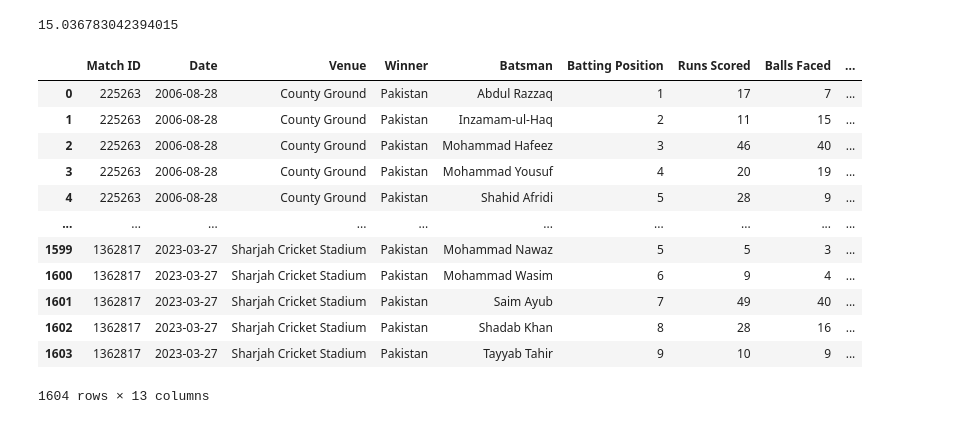
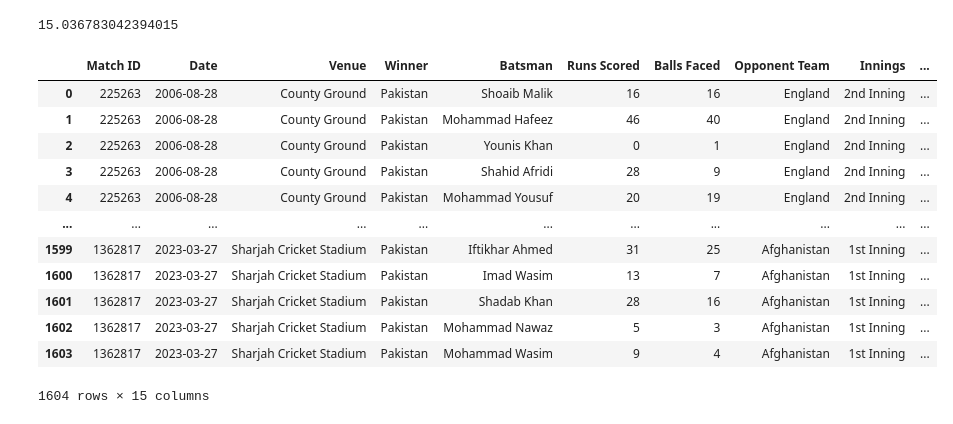
Before and after one commit to aliyan08/Perfomence-Based-Cricket-11-Selector-Using-Assoiciastion-Rule-Mining, a Jupyter notebook: DataCleaning.ipynb, the cells around one changed output. Saved outputs shown, nothing was run; the diff lists cells and outputs as text; code cells hidden in the pictures.

```diff
--- a/DataCleaning.ipynb
+++ b/DataCleaning.ipynb
@@ -744,0 +889,3 @@ batting_position_df
+# %%
+batsman_runs_with_positions_df['Batting Position'] = batsman_runs_with_positions_df.apply(lambda row: fix_batting_order(row["Batting Position"]), axis=1)
+batsman_runs_with_positions_df
@@ -760,0 +976,19 @@ batting_position_df[batting_position_df['Batsman']=='Mohammad Hafeez']
+# %%
+# Sort the dataframe based on 'Match ID' and 'Batting Position'
+batsman_runs_with_positions_df.sort_values(['Match ID', 'Batting Position'], inplace=True)
+
+# Group by 'Match ID' and get the maximum 'Batting Position' and any non-null 'Innings' for each match
+max_positions_innings = batsman_runs_with_positions_df.groupby('Match ID').agg({'Batting Position': 'max', 'Innings': 'first'}).reset_index()
+
+# Merge the original dataframe with the maximum positions and innings dataframe
+batsman_runs_with_positions_df = pd.merge(batsman_runs_with_positions_df, max_positions_innings, on='Match ID', suffixes=('', '_max'))
+
+# Fill missing values in 'Batting Position' with the max position + 1
+batsman_runs_with_positions_df['Batting Position'].fillna(batsman_runs_with_positions_df['Batting Position_max'] + 1, inplace=True)
+
+# Fill missing values in 'Innings' with the innings value of any non-null entry
+batsman_runs_with_positions_df['Innings'].fillna(batsman_runs_with_positions_df['Innings_max'], inplace=True)
+
+# Drop the auxiliary columns 'Batting Position_max' and 'Innings_max'
+batsman_runs_with_positions_df.drop(['Batting Position_max', 'Innings_max'], axis=1, inplace=True)
+batsman_runs_with_positions_df
@@ -761,5 +1009,5 @@ batting_position_df[batting_position_df['Batsman']=='Mohammad Hafeez']
 # %%
-PAK_Batsman_Matches_df = batting_position_df
+PAK_Batsman_Matches_df = batsman_runs_with_positions_df
 # %%
 # funtion to calculate strike rate
 def calculate_strike_rate(runs_scored, balls_faced):
@@ -862,23 +1112,38 @@ def balls_faced_inrange(balls_faced):
         return "B/F >= 20 and <= 40"
     elif balls_faced >= 40:
         return "B/F >= 40"
+def calculate_innings(innings):
+    if innings == 1:
+        return "1st Inning"
+    else:
+        return "2nd Inning"
+
+def calculate_batting_position(batting_position):
+    if batting_position <= 3:
+        return "Top Order"
+    elif batting_position > 3 and batting_position <= 6:
+        return "Middle Order"
+    elif batting_position > 6:
+        return "Low Order"
 # %%
 Final_PAK_Batsman_Matches_df["Runs Scored Range"] = Final_PAK_Batsman_Matches_df.apply(lambda row: runs_scored_inrange(row["Runs Scored"]), axis=1)
 Final_PAK_Batsman_Matches_df["Strike Rate Range"] = Final_PAK_Batsman_Matches_df.apply(lambda row: StrikeRate_inrange(row["Strike Rate"]), axis=1)
 Final_PAK_Batsman_Matches_df["Balls Faced Range"] = Final_PAK_Batsman_Matches_df.apply(lambda row: balls_faced_inrange(row["Balls Faced"]), axis=1)
+Final_PAK_Batsman_Matches_df["Batting Order"] = Final_PAK_Batsman_Matches_df.apply(lambda row: calculate_batting_position(row["Batting Position"]), axis=1)
+Final_PAK_Batsman_Matches_df["Innings"] = Final_PAK_Batsman_Matches_df.apply(lambda row: calculate_innings(row["Innings"]), axis=1)
 Final_PAK_Batsman_Matches_df
 # %% [output]
-|  | Match ID | Date | Venue | Winner | Batsman | Batting Position | Runs Scored | Balls Faced | ... |
-| 0 | 225263 | 2006-08-28 | County Ground | Pakistan | Abdul Razzaq | 1 | 17 | 7 | ... |
-| 1 | 225263 | 2006-08-28 | County Ground | Pakistan | Inzamam-ul-Haq | 2 | 11 | 15 | ... |
-| 2 | 225263 | 2006-08-28 | County Ground | Pakistan | Mohammad Hafeez | 3 | 46 | 40 | ... |
-| 3 | 225263 | 2006-08-28 | County Ground | Pakistan | Mohammad Yousuf | 4 | 20 | 19 | ... |
-| 4 | 225263 | 2006-08-28 | County Ground | Pakistan | Shahid Afridi | 5 | 28 | 9 | ... |
-| ... | ... | ... | ... | ... | ... | ... | ... | ... | ... |
-| 1599 | 1362817 | 2023-03-27 | Sharjah Cricket Stadium | Pakistan | Mohammad Nawaz | 5 | 5 | 3 | ... |
-| 1600 | 1362817 | 2023-03-27 | Sharjah Cricket Stadium | Pakistan | Mohammad Wasim | 6 | 9 | 4 | ... |
-| 1601 | 1362817 | 2023-03-27 | Sharjah Cricket Stadium | Pakistan | Saim Ayub | 7 | 49 | 40 | ... |
-| 1602 | 1362817 | 2023-03-27 | Sharjah Cricket Stadium | Pakistan | Shadab Khan | 8 | 28 | 16 | ... |
-| 1603 | 1362817 | 2023-03-27 | Sharjah Cricket Stadium | Pakistan | Tayyab Tahir | 9 | 10 | 9 | ... |
+|  | Match ID | Date | Venue | Winner | Batsman | Runs Scored | Balls Faced | Opponent Team | Innings | ... |
+| 0 | 225263 | 2006-08-28 | County Ground | Pakistan | Shoaib Malik | 16 | 16 | England | 2nd Inning | ... |
+| 1 | 225263 | 2006-08-28 | County Ground | Pakistan | Mohammad Hafeez | 46 | 40 | England | 2nd Inning | ... |
+| 2 | 225263 | 2006-08-28 | County Ground | Pakistan | Younis Khan | 0 | 1 | England | 2nd Inning | ... |
+| 3 | 225263 | 2006-08-28 | County Ground | Pakistan | Shahid Afridi | 28 | 9 | England | 2nd Inning | ... |
+| 4 | 225263 | 2006-08-28 | County Ground | Pakistan | Mohammad Yousuf | 20 | 19 | England | 2nd Inning | ... |
+| ... | ... | ... | ... | ... | ... | ... | ... | ... | ... | ... |
+| 1599 | 1362817 | 2023-03-27 | Sharjah Cricket Stadium | Pakistan | Iftikhar Ahmed | 31 | 25 | Afghanistan | 1st Inning | ... |
+| 1600 | 1362817 | 2023-03-27 | Sharjah Cricket Stadium | Pakistan | Imad Wasim | 13 | 7 | Afghanistan | 1st Inning | ... |
+| 1601 | 1362817 | 2023-03-27 | Sharjah Cricket Stadium | Pakistan | Shadab Khan | 28 | 16 | Afghanistan | 1st Inning | ... |
+| 1602 | 1362817 | 2023-03-27 | Sharjah Cricket Stadium | Pakistan | Mohammad Nawaz | 5 | 3 | Afghanistan | 1st Inning | ... |
+| 1603 | 1362817 | 2023-03-27 | Sharjah Cricket Stadium | Pakistan | Mohammad Wasim | 9 | 4 | Afghanistan | 1st Inning | ... |
-1604 rows × 13 columns
+1604 rows × 15 columns
 # %%
```
Also changed, not shown: parts of 38 cells of this notebook, 6 other files.
